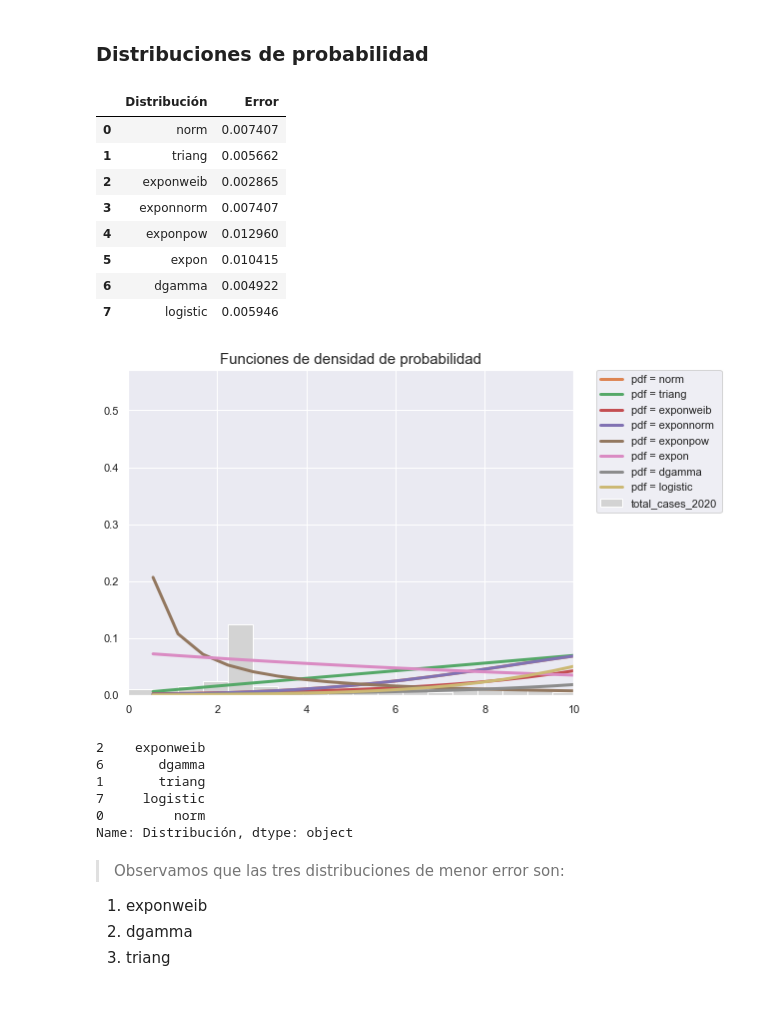
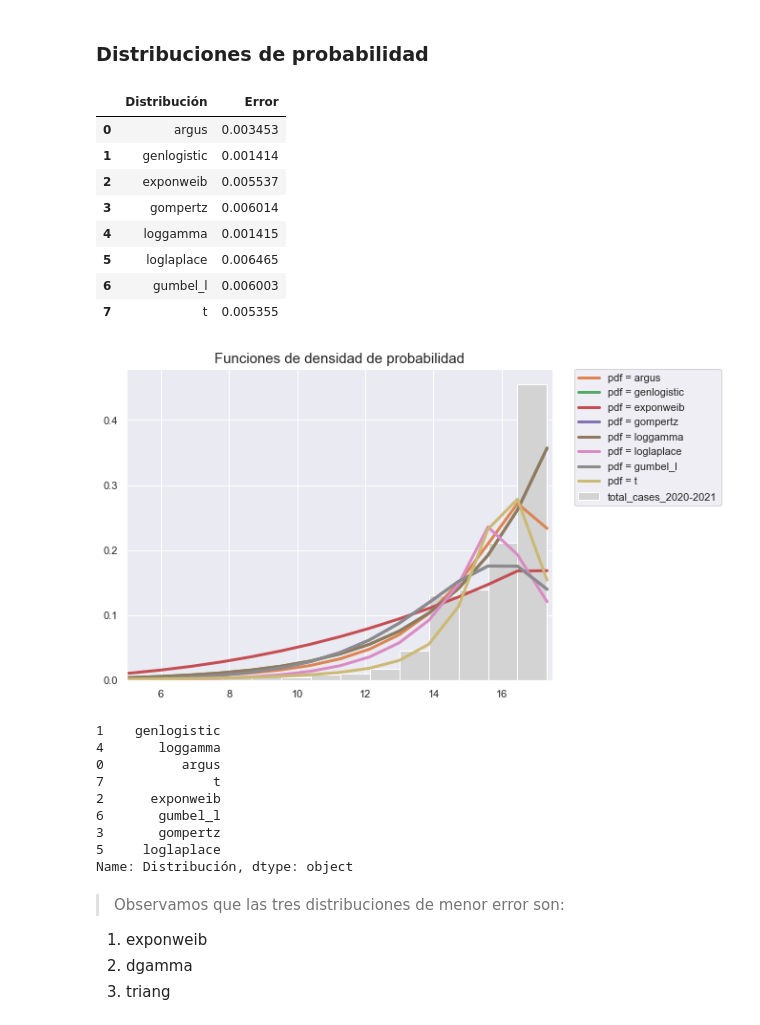
Before and after one commit to valerialadron/Proyecto_VLadron_MMLopez, a Jupyter notebook: Proyecto_VLadron_MMLopez.ipynb, the cells around one changed output. Drawn from its saved outputs; the diff is of its cells as text; code cells hidden in the pictures.

```diff
--- a/Proyecto_VLadron_MMLopez.ipynb
+++ b/Proyecto_VLadron_MMLopez.ipynb
@@ -323,52 +327,55 @@ Text(0.5, 1.0, 'Casos EUA 2020-2021')
 # %% [markdown]
 ### **Distribuciones de probabilidad**
 # %%
-#USA CASOS 2020
+#CASOS 2020-2021
 v1_data = log_int(usa_casos_antes)
-dist_to = ['norm','triang','exponweib','exponnorm','exponpow','expon','dgamma','logistic']
+dist_to = ['argus','genlogistic','exponweib','gompertz','loggamma','loglaplace','gumbel_l','t']
 error = []
 
 fig, ax = plt.subplots(figsize=(8,6))
 ax.set_title('Funciones de densidad de probabilidad',size=15)
-ax.set_xlim(0, 10)
-[y, x, _] = ax.hist(v1_data, bins=30, density=True, label='total_cases_2020',fc='lightgray')
+ax.set_xlim(5, 17.5)
+[y, x, _] = ax.hist(v2_data, bins=20, density=True, label='total_cases_2020-2021',fc='lightgray')
 x = x[1:]
 
 for dist in dist_to:
-    param = getattr(st,dist).fit(v1_data)
+    param = getattr(st,dist).fit(v2_data)
 
     pdf = getattr(st, dist).pdf(x, *param)
 
     ax.plot(x,pdf,linewidth=3,label='pdf = '+ str(dist))
     plt.legend(bbox_to_anchor=(1.05, 1), loc='upper left', borderaxespad=0.);
 
     error.append(((y-pdf)**2).mean())
 
 dca=pd.DataFrame(list(zip(dist_to,error)), columns=['Distribución','Error'])
 
 dca
 # %% [output]
 |  | Distribución | Error |
-| 0 | norm | 0.007407 |
-| 1 | triang | 0.005662 |
-| 2 | exponweib | 0.002865 |
-| 3 | exponnorm | 0.007407 |
-| 4 | exponpow | 0.012960 |
-| 5 | expon | 0.010415 |
-| 6 | dgamma | 0.004922 |
-| 7 | logistic | 0.005946 |
+| 0 | argus | 0.003453 |
+| 1 | genlogistic | 0.001414 |
+| 2 | exponweib | 0.005537 |
+| 3 | gompertz | 0.006014 |
+| 4 | loggamma | 0.001415 |
+| 5 | loglaplace | 0.006465 |
+| 6 | gumbel_l | 0.006003 |
+| 7 | t | 0.005355 |
-[figure, old version]
+[figure, new version]
 # %%
 #La que mejor se ajusta 2020
-best = dca.sort_values(by = 'Error').head()
+best = dca.sort_values(by = 'Error')
 best1 = best['Distribución']
 best1
 # %% [output]
-2    exponweib
-6       dgamma
-1       triang
-7     logistic
-0         norm
+1    genlogistic
+4       loggamma
+0          argus
+7              t
+2      exponweib
+6       gumbel_l
+3       gompertz
+5     loglaplace
 Name: Distribución, dtype: object
 # %% [markdown]
 > Observamos que las tres distribuciones de menor error son:
```
Also changed, not shown: parts of 8 cells of this notebook.
